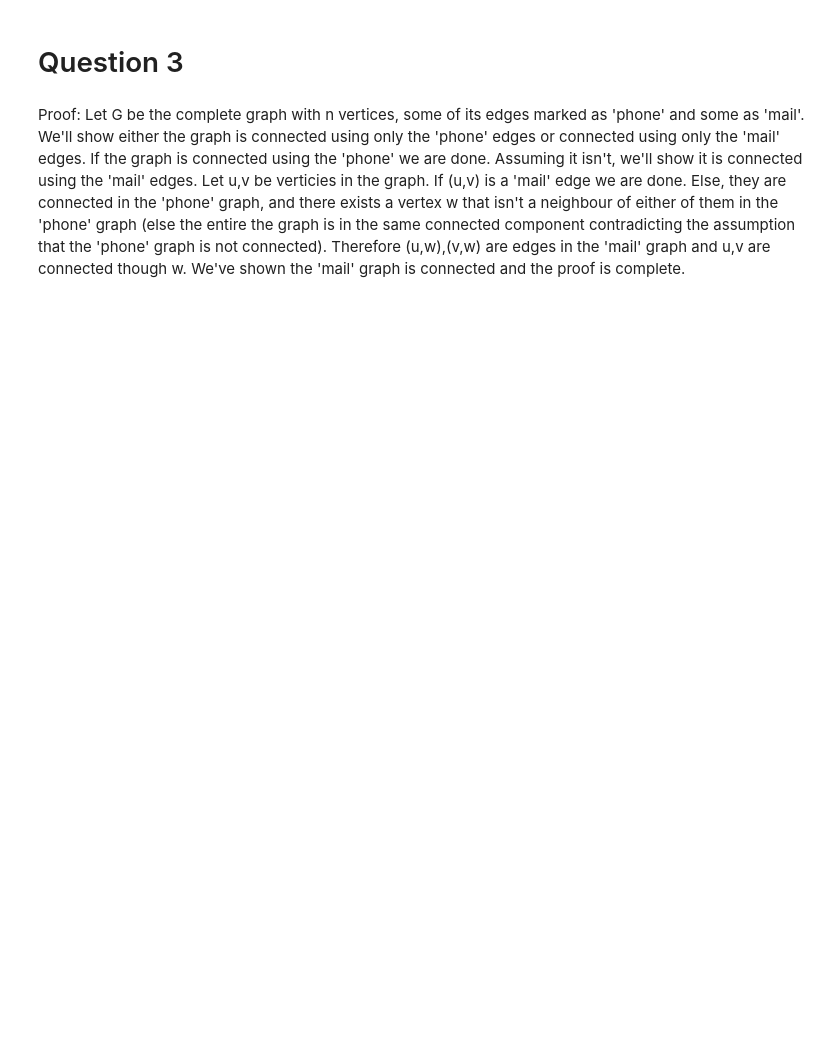
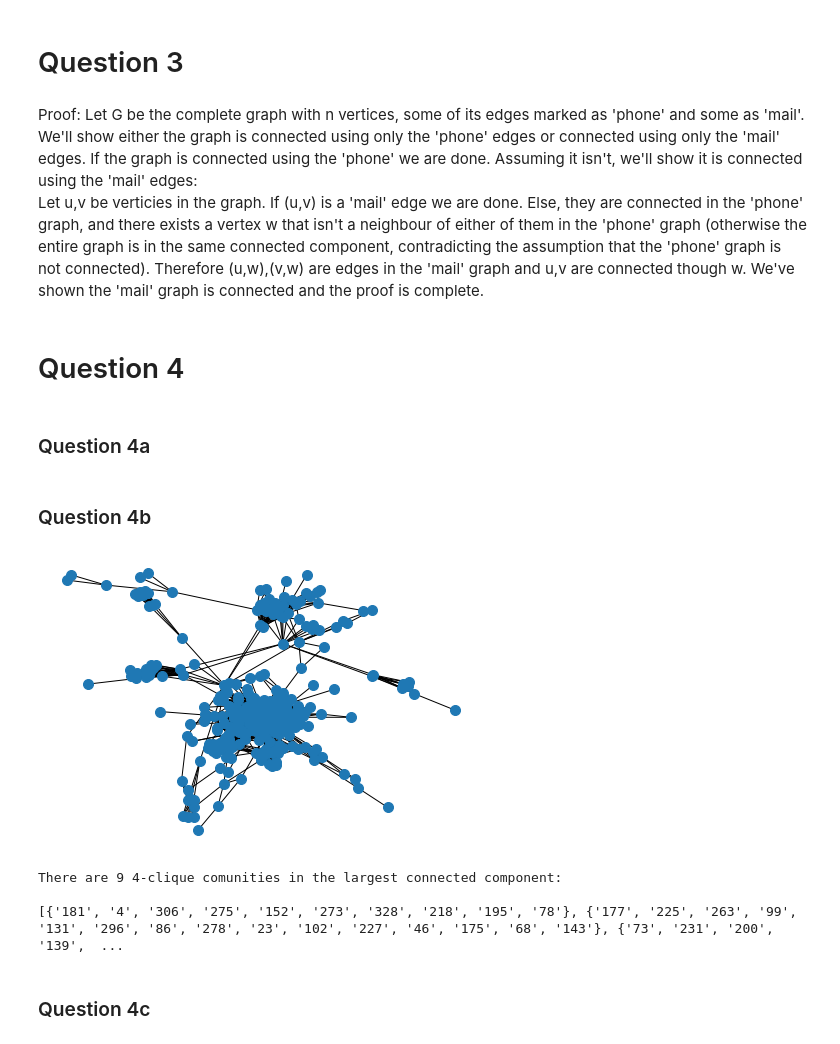
Before and after one commit to offekg/AASN, a Jupyter notebook: HW2/HW2_308315092_206120545.ipynb, the cells around one changed output. Drawn from its saved outputs; the diff is of its cells as text; code cells hidden in the pictures; blank space fills up the shorter version.

```diff
--- a/HW2/HW2_308315092_206120545.ipynb
+++ b/HW2/HW2_308315092_206120545.ipynb
@@ -74,4 +74,9 @@ Which are both not possible. Contradiction.
 # %% [markdown]
 # Question 3
 # %% [markdown]
-Proof: Let G be the complete graph with n vertices, some of its edges marked as 'phone' and some as 'mail'. We'll show either the graph is connected using only the 'phone' edges or connected using only the 'mail' edges. If the graph is connected using the 'phone' we are done. Assuming it isn't, we'll show it is connected using the 'mail' edges. Let u,v be verticies in the graph. If (u,v) is a 'mail' edge we are done. Else, they are connected in the 'phone' graph, and there exists a vertex w that isn't a neighbour of either of them in the 'phone' graph (else the entire the graph is in the same connected component contradicting the assumption that the 'phone' graph is not connected). Therefore (u,w),(v,w) are edges in the 'mail' graph and u,v are connected though w. We've shown the 'mail' graph is connected and the proof is complete.
+Proof: Let G be the complete graph with n vertices, some of its edges marked as 'phone' and some as 'mail'. We'll show either the graph is connected using only the 'phone' edges or connected using only the 'mail' edges. If the graph is connected using the 'phone' we are done. Assuming it isn't, we'll show it is connected using the 'mail' edges:
+Let u,v be verticies in the graph. If (u,v) is a 'mail' edge we are done. Else, they are connected in the 'phone' graph, and there exists a vertex w that isn't a neighbour of either of them in the 'phone' graph (otherwise the entire graph is in the same connected component, contradicting the assumption that the 'phone' graph is not connected). Therefore (u,w),(v,w) are edges in the 'mail' graph and u,v are connected though w. We've shown the 'mail' graph is connected and the proof is complete.
+# %% [markdown]
+# Question 4
+# %% [markdown]
+### Question 4a
@@ -77,0 +138,18 @@ Proof: Let G be the complete graph with n vertices, some of its edges marked as
+# %% [markdown]
+### Question 4b
+# %%
+G = nx.read_edgelist("communities.txt")
+largest_connected_component = G.subgraph(max(nx.connected_components(G), key=len))
+pos = nx.spring_layout(largest_connected_component)
+nx.draw(largest_connected_component, pos, node_size=100)
+plt.show()
+communs = k_clique_communities(largest_connected_component, 4)
+print("There are", len(communs),"4-clique comunities in the largest connected component:\n")
+print(communs)
+# %% [output]
+[figure, added]
+There are 9 4-clique comunities in the largest connected component:
+
+[{'181', '4', '306', '275', '152', '273', '328', '218', '195', '78'}, {'177', '225', '263', '99', '131', '296', '86', '278', '23', '102', '227', '46', '175', '68', '143'}, {'73', '231', '200', '139',  ...
+# %% [markdown]
+### Question 4c
```
Also changed, not shown: parts of 6 cells of this notebook, 1 other file.
